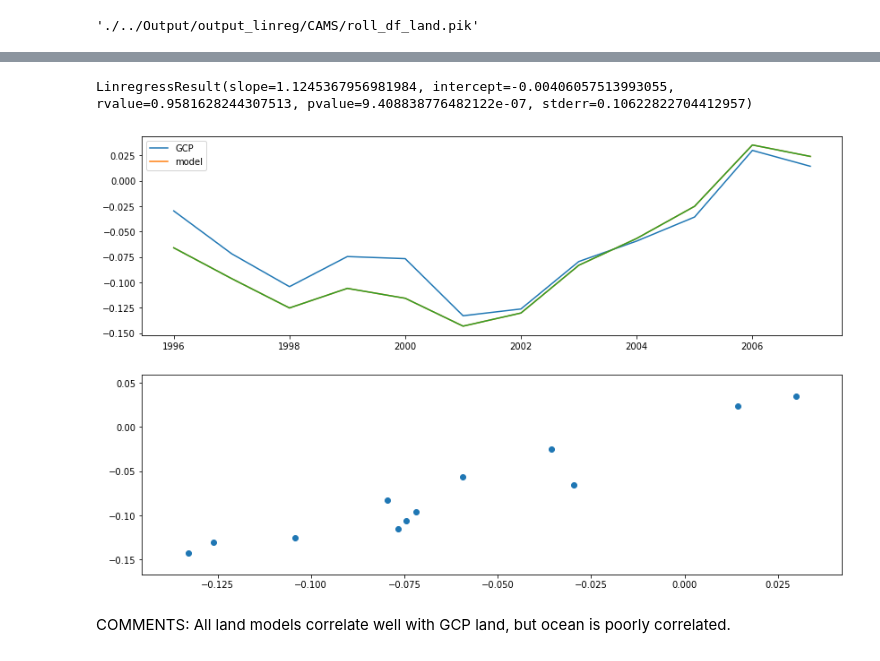
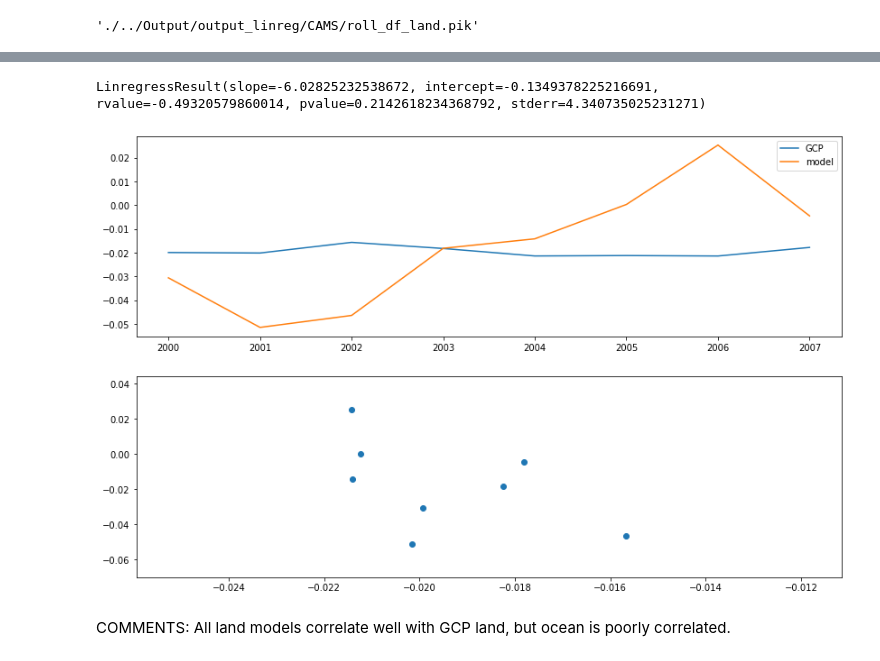
Before and after one commit to rursino/carbon-cycle-feedbacks, a Jupyter notebook: Peylin_flux/Notebooks/model_evaluation.ipynb, the cells around one changed output, grey strips where cells are left out. Saved outputs shown, nothing was run; the diff lists cells and outputs as text; code cells hidden in the pictures.

```diff
--- a/Peylin_flux/Notebooks/model_evaluation.ipynb
+++ b/Peylin_flux/Notebooks/model_evaluation.ipynb
@@ -191,8 +209,8 @@ LinregressResult(slope=0.6443026565310094, intercept=-0.00704941019478934, rvalu
-# %%
-roll_open_model_and_evaluate("JAMSTEC", "land")
-# %% [output]
-LinregressResult(slope=1.1245367956981984, intercept=-0.00406057513993055, rvalue=0.9581628244307513, pvalue=9.408838776482122e-07, stderr=0.10622822704412957)
-[figure, removed]
+# %%
+roll_open_model_and_evaluate("CTRACKER", "ocean")
+# %% [output]
+LinregressResult(slope=-6.02825232538672, intercept=-0.1349378225216691, rvalue=-0.49320579860014, pvalue=0.2142618234368792, stderr=4.340735025231271)
+[figure, added]
 # %% [markdown]
 COMMENTS: All land models correlate well with GCP land, but ocean is poorly correlated.
 # %% [markdown]
```
Also changed, not shown: parts of 12 cells of this notebook.
